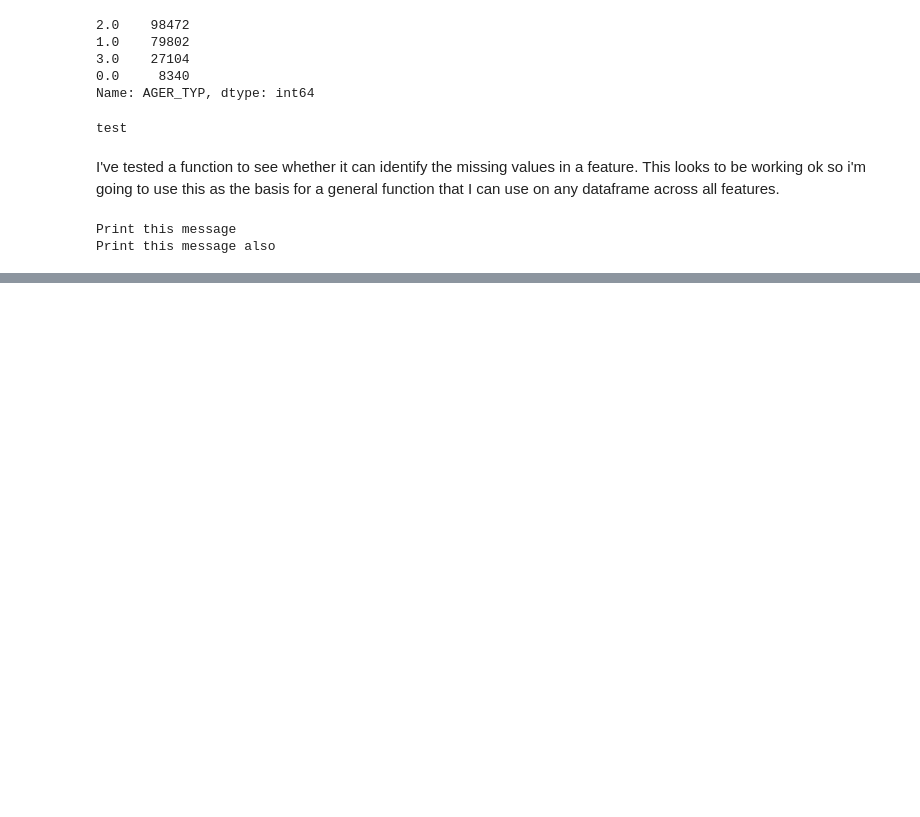
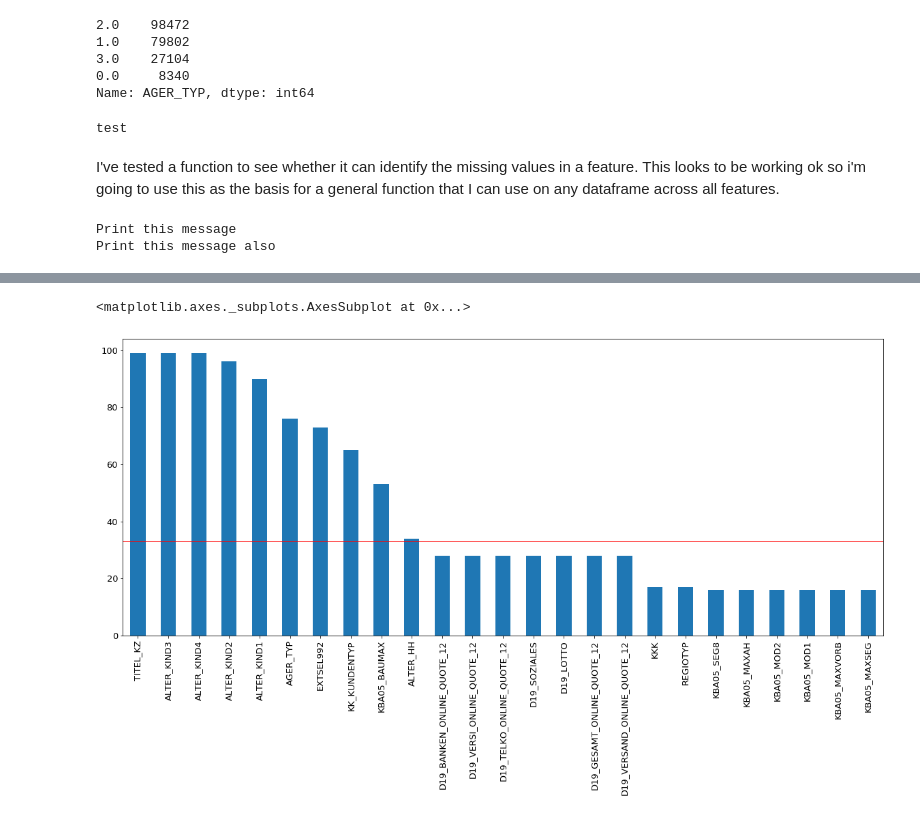
Before and after one commit to OliverFarren/arvato-udacity-customersegmentation, a Jupyter notebook: 0_dataset_eda_and_etl.ipynb, the cells around one changed output, grey strips where cells are left out. Drawn from its saved outputs; the diff is of its cells as text; code cells hidden in the pictures; blank space fills up the shorter version.

```diff
--- a/0_dataset_eda_and_etl.ipynb
+++ b/0_dataset_eda_and_etl.ipynb
@@ -1141,14 +1167,14 @@ class AzdiasUnknownValueManager:
         features_to_change = self._get_features_to_change()
         for fe in features_to_change:
 
-            unknowns = self._get_value_of_unknowns(fe)
+            unknowns = self._get_unknowns(fe)
 
             V.debug(f'{fe} - Unknown values:{unknowns}')
 
-            self._replace_unknowns(clean_df[fe],unknowns)
-
             if V.is_med:
                 self._print_stats(clean_df[fe],fe,unknowns)
+
+            clean_df[fe] = self._replace_unknowns(clean_df[fe],unknowns)
 
         return(clean_df)
 
@@ -1163,7 +1189,7 @@ class AzdiasUnknownValueManager:
         return(features_with_unknown)
 
 
-    def _get_value_of_unknowns(self,fe):
+    def _get_unknowns(self,fe):
 
         aa = self.azdias_analysis
 
@@ -1179,8 +1205,9 @@ class AzdiasUnknownValueManager:
     def _replace_unknowns(self,series,unknowns):
 
         for unknown in unknowns:
-            if unknown:
+            if unknown != None:
                 series = series.replace([float(unknown),int(unknown)],self.replacer)
+        return series
 
     def _print_stats(self,series,fe,unknowns):
 
@@ -1198,7 +1225,7 @@ class AzdiasUnknownValueManager:
 # %%
 %%time
 auvm = AzdiasUnknownValueManager(ignore_features=cols_to_drop_stage2,verbosity=VL.MED)
-azdias_no_unknown = auvm.get_clean_df(azdias)
+azdias_clean = auvm.get_clean_df(azdias_clean)
 # %% [output]
 % of Values Replaced:
 AGER_TYP: 77%
@@ -1219,0 +1281,4 @@ Wall time: 11.4 s
+# %%
+fe_with_null = azdias_clean.columns[azdias_clean.isnull().any()]
+null_counts = azdias_clean[fe_with_null].isnull().sum()
+len(null_counts)
@@ -1219,0 +1287,4 @@ Wall time: 11.4 s
+# %%
+null_counts = (null_counts*100/len(azdias_clean.index))
+null_counts = np.floor(null_counts)
+print(null_counts[:10])
@@ -1219,0 +1303,7 @@ Wall time: 11.4 s
+# %%
+num_rows = 33
+plt.axhline(y=num_rows,linewidth=1,color='r')
+(null_counts.sort_values(ascending=False)[:25].plot(kind='bar', figsize=(20,8),fontsize=13))
+# %% [output]
+<matplotlib.axes._subplots.AxesSubplot at 0x...>
+[figure, added]
```
Also changed, not shown: parts of 18 cells of this notebook, 1 other file.
